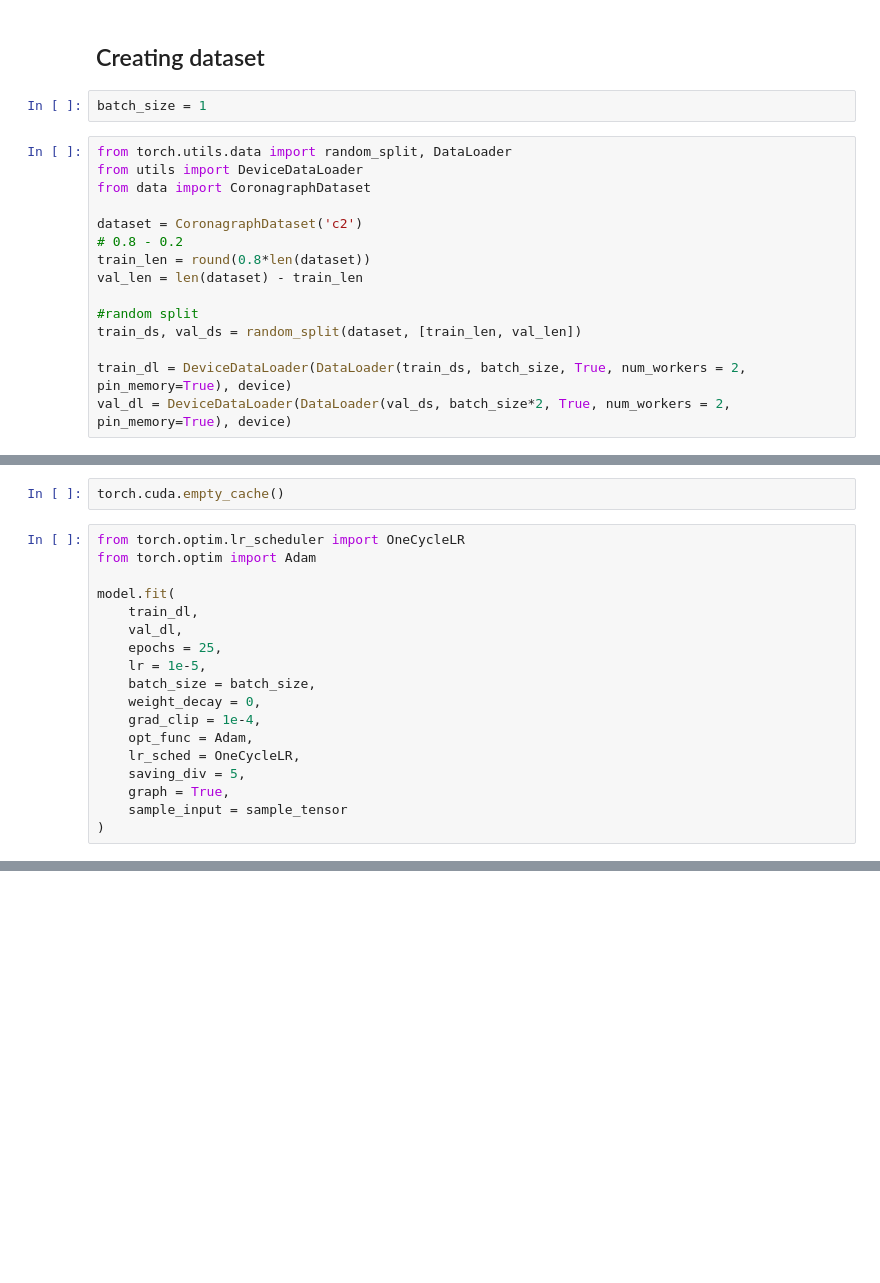
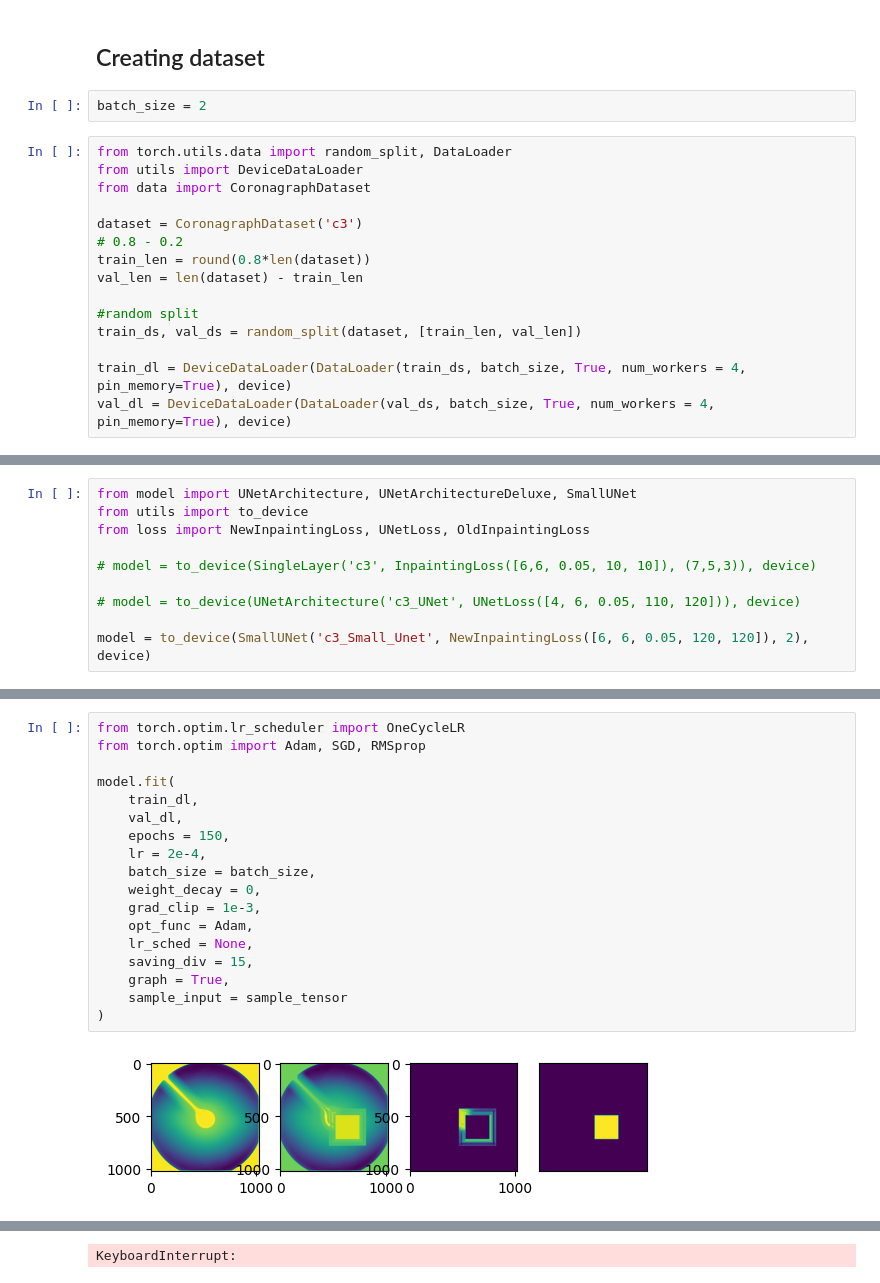
Before and after one commit to Jorgedavyd/DL-based-Coronagraph-Inpainting, a Jupyter notebook: training.ipynb, the cells around one changed output, grey strips where cells are left out. Drawn from its saved outputs; the diff is of its cells as text; blank space fills up the shorter version.

```diff
--- a/training.ipynb
+++ b/training.ipynb
@@ -29,13 +16,13 @@ print(device)
 # %% [markdown]
 ## Creating dataset
 # %%
-batch_size = 1
+batch_size = 2
 # %%
 from torch.utils.data import random_split, DataLoader
 from utils import DeviceDataLoader
 from data import CoronagraphDataset
 
-dataset = CoronagraphDataset('c2')
+dataset = CoronagraphDataset('c3')
 # 0.8 - 0.2
 train_len = round(0.8*len(dataset))
 val_len = len(dataset) - train_len
@@ -43,5 +30,5 @@ val_len = len(dataset) - train_len
 #random split
 train_ds, val_ds = random_split(dataset, [train_len, val_len])
 
-train_dl = DeviceDataLoader(DataLoader(train_ds, batch_size, True, num_workers = 2, pin_memory=True), device)
-val_dl = DeviceDataLoader(DataLoader(val_ds, batch_size*2, True, num_workers = 2, pin_memory=True), device)
+train_dl = DeviceDataLoader(DataLoader(train_ds, batch_size, True, num_workers = 4, pin_memory=True), device)
+val_dl = DeviceDataLoader(DataLoader(val_ds, batch_size, True, num_workers = 4, pin_memory=True), device)
@@ -54,0 +35,10 @@ model = to_device(CoronagraphReconstructor('c2', in_channels = 1, deep = 2, laye
+# %%
+from model import UNetArchitecture, UNetArchitectureDeluxe, SmallUNet
+from utils import to_device
+from loss import NewInpaintingLoss, UNetLoss, OldInpaintingLoss
+
+# model = to_device(SingleLayer('c3', InpaintingLoss([6,6, 0.05, 10, 10]), (7,5,3)), device)
+
+# model = to_device(UNetArchitecture('c3_UNet', UNetLoss([4, 6, 0.05, 110, 120])), device)
+
+model = to_device(SmallUNet('c3_Small_Unet', NewInpaintingLoss([6, 6, 0.05, 120, 120]), 2), device)
@@ -57,22 +50,22 @@ import torch
 sample_tensor = (torch.randn(1,1,1024,1024), torch.ones(1,1,1024,1024))
 sample_tensor = to_device(sample_tensor, device)
-# %%
-torch.cuda.empty_cache()
 # %%
 from torch.optim.lr_scheduler import OneCycleLR
-from torch.optim import Adam
+from torch.optim import Adam, SGD, RMSprop
 
 model.fit(
     train_dl,
     val_dl,
-    epochs = 25,
-    lr = 1e-5,
+    epochs = 150,
+    lr = 2e-4,
     batch_size = batch_size,
     weight_decay = 0,
-    grad_clip = 1e-4,
+    grad_clip = 1e-3,
     opt_func = Adam,
-    lr_sched = OneCycleLR,
-    saving_div = 5,
+    lr_sched = None,
+    saving_div = 15,
     graph = True,
     sample_input = sample_tensor
 )
+# %% [output]
+[figure, added]
@@ -78,0 +81 @@ model.fit(
+KeyboardInterrupt:
```
Also changed, not shown: parts of 8 cells of this notebook, 6 other files.
